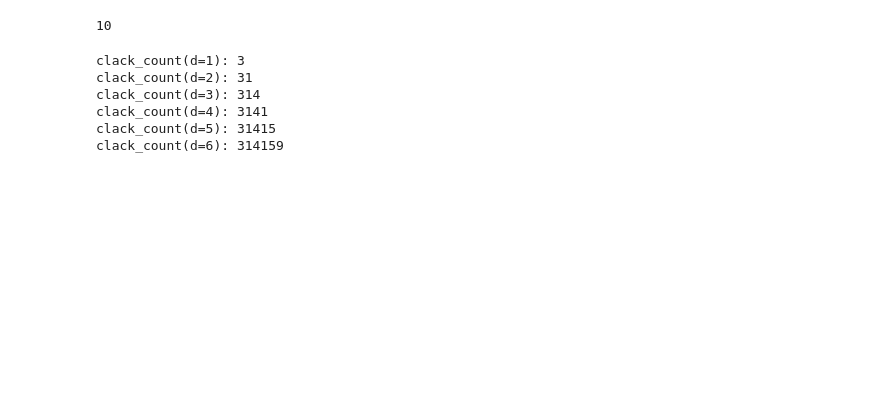
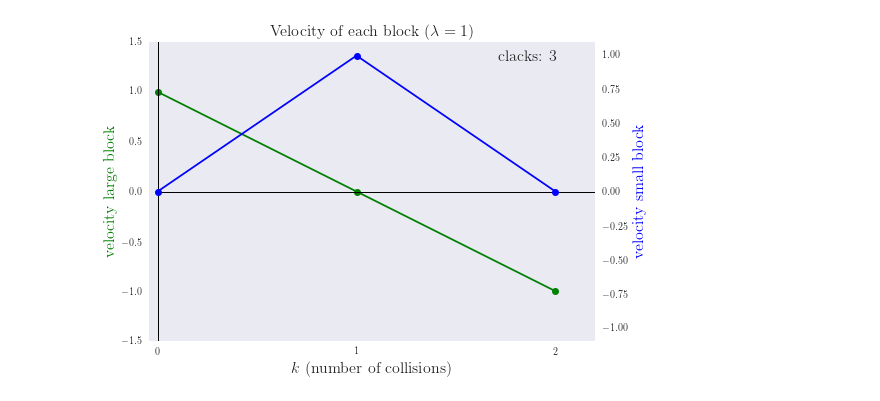
Before and after one commit to jsdiazpo/Pi-from-Colliding-Blocks, a Jupyter notebook: Pi-from-Colliding-Blocks.ipynb, the cells around one changed output. Saved outputs shown, nothing was run; the diff lists cells and outputs as text; code cells hidden in the pictures; blank space fills up the shorter version.

```diff
--- a/Pi-from-Colliding-Blocks.ipynb
+++ b/Pi-from-Colliding-Blocks.ipynb
@@ -79,8 +177,0 @@ k       : 16
-# %%
-print('k  \t V     v')
-print('-'*20)
-for k, (Vk, vk) in enumerate(zip(V, v)):
-    if (k<3 or k> len(V)-5):
-        print('{}  \t{:.2f}  {:.2f}'.format(k, Vk, vk))
-    elif k == 3:
-        print('  \t...    ...')
@@ -98 +178,24 @@ k        V     v
+# %%
+def run_simulation(lambda_=1):
+    # lambda_: M/m mass ratio
+    k_max = int(10*np.sqrt(lambda_))  # max value for loop
+    # create 0-filled arrays
+    V, v = np.zeros(k_max+1), np.zeros(k_max+1)
+    # initial conditions
+    V[0], v[0] = 1, 0
+    # collide, blocks, collide!
+    for k in range(0, k_max):
+        V[k+1] = (lambda_-1)/(lambda_+1) * V[k] - (2)/(lambda_+1) * v[k]         # eq. (12)
+        v[k+1] = (2*lambda_)/(lambda_+1) * V[k] + (lambda_-1)/(lambda_+1) * v[k] # eq. (13)
+        # declare k_last conditions
+        cond_i  = V[k+1] < v[k+1] <= 0  # both move backwards, big block moves faster
+        cond_ii = 0 < v[k+1] <= -V[k+1]  # big block moves backwards, small block will be reflected one more time
+        k_last = k+1  # update k_last
+        if cond_i:
+            clacks = 2*k_last-1
+            break
+        elif cond_ii:
+            clacks = 2*k_last
+            break
+    return clacks, V[:k_last+1], v[:k_last+1]
 # %%
@@ -162,17 +232,9 @@ def clack_count(lambda_=1):
-# %%
-clack_count(10)
-# %% [output]
-10
-# %%
-for d in range(1, 7):
-    lambda_ = 100**(d-1)
-    num_clacks = clack_count(lambda_=lambda_)
-#     print('clack_count(d={}): {}'.format(d, clack_count(lambda_=lambda_)))
-    print(f'clack_count(d={d}): {num_clacks}')
-# %% [output]
-clack_count(d=1): 3
-clack_count(d=2): 31
-clack_count(d=3): 314
-clack_count(d=4): 3141
-clack_count(d=5): 31415
-clack_count(d=6): 314159
+# %%
+lambda_1 = 100**(1-1)
+clack_cnt_1, V_1, v_1 = run_simulation(lambda_=lambda_1)
+plot_velocities(V_1, v_1,
+                lambda0=lambda_1,
+                clack_count=clack_cnt_1,
+                linemarkers=True)
+# %% [output]
+[figure, added]
```
Also changed, not shown: parts of 29 cells of this notebook.
